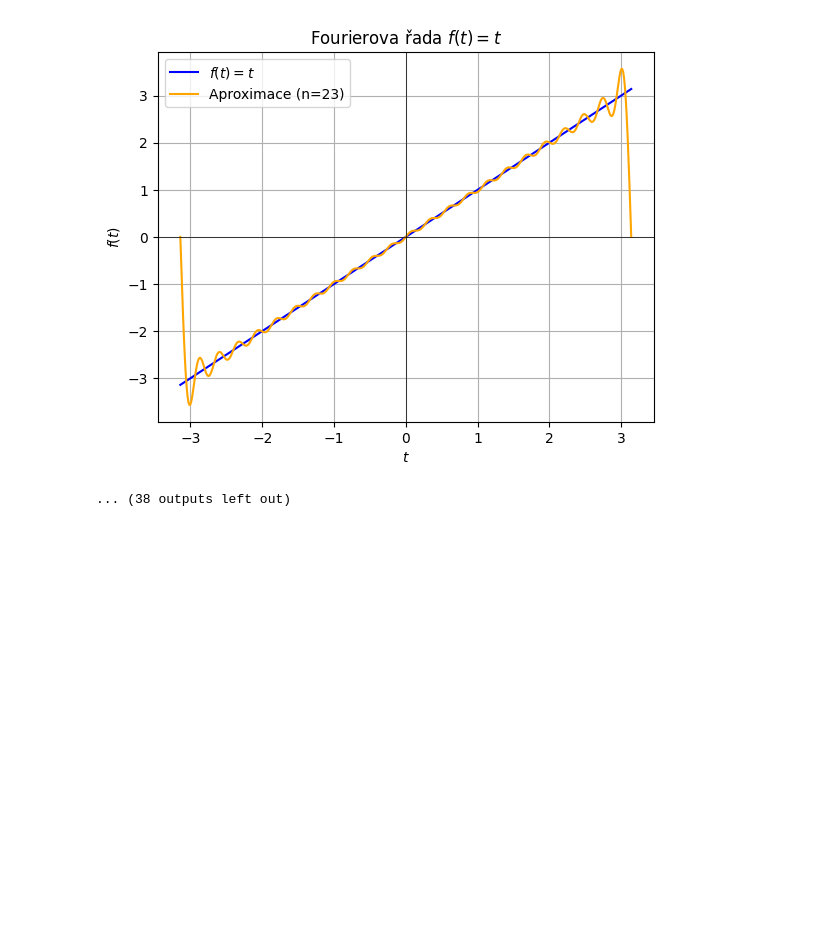
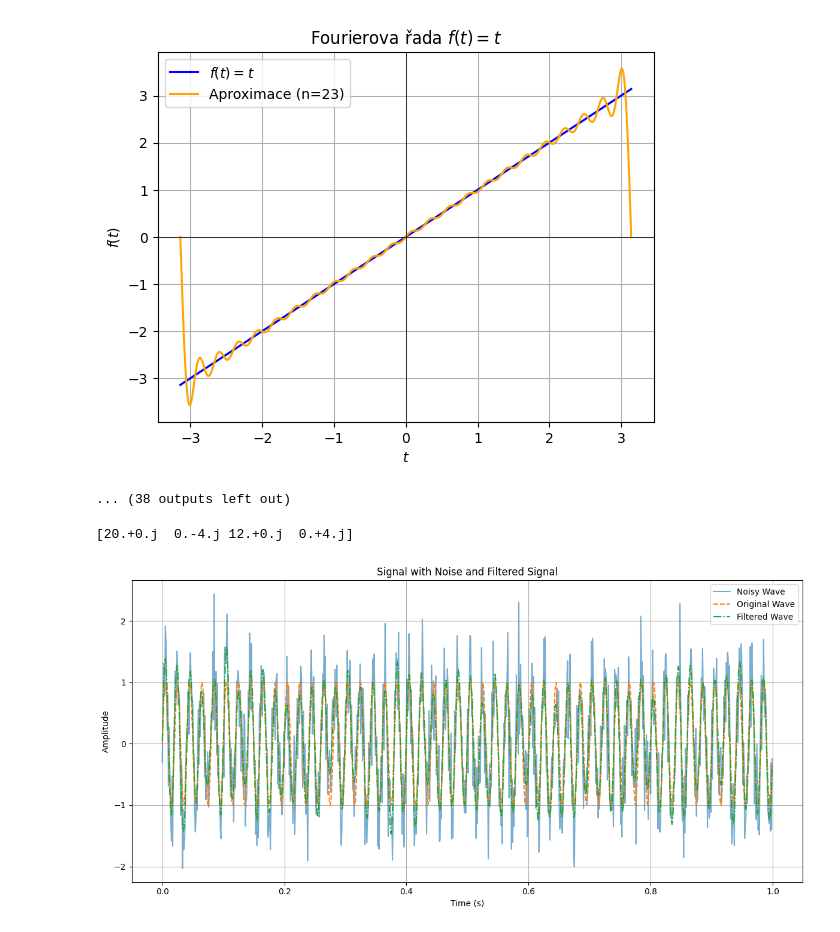
Before and after one commit to ondrejsvorc/UJEP, a Jupyter notebook: PZS/frekvencni_analyza.ipynb, the cells around one changed output. Cells and saved outputs as stored; diff of their text form; code cells hidden in the pictures; blank space fills up the shorter version.

```diff
--- a/PZS/frekvencni_analyza.ipynb
+++ b/PZS/frekvencni_analyza.ipynb
@@ -69,3 +69,72 @@ for i in range(1, 100, 2):
 [figure]
 [figure]
 ... (38 outputs left out)
+# %%
+import numpy as np
+
+
+def s(t):
+    return 5 + 2 * np.cos(2 * np.pi * t - np.pi / 2) + 3 * np.cos(4 * np.pi * t)
+
+
+f_vzorkovaci = 4
+T_vzorkovaci = 1 / f_vzorkovaci
+t_vzorky = np.array([0, T_vzorkovaci, 2 * T_vzorkovaci, 3 * T_vzorkovaci])
+signal = s(t_vzorky)
+vysledky = np.fft.fft(signal)
+
+print(vysledky)
+
+# Generate a simple signal with noise
+# %% [output]
+[20.+0.j  0.-4.j 12.+0.j  0.+4.j]
+# %%
+import numpy as np
+import matplotlib.pyplot as plt
+
+
+# Nosná vlna
+def nosna_vlna(A0, f, tvec):
+    """Vytvoří nosnou vlnu."""
+    return A0 * np.sin(2 * np.pi * f * tvec)
+
+
+# Generování časového vektoru
+fs = 1000  # Vzorkovací frekvence
+T = 1  # Délka signálu v sekundách
+tvec = np.linspace(0, T, int(fs * T), endpoint=False)
+
+# Parametry nosné vlny
+A0 = 1
+f = 50  # Frekvence nosné vlny
+
+# Generování nosné vlny
+wave = nosna_vlna(A0, f, tvec)
+
+# Přidání šumu
+noise_amplitude = 0.5
+noise = noise_amplitude * np.random.normal(size=len(tvec))
+noisy_wave = wave + noise
+
+# Odstranění šumu pomocí FFT
+fft_wave = np.fft.fft(noisy_wave)
+frequencies = np.fft.fftfreq(len(tvec), d=1 / fs)
+fft_wave[np.abs(frequencies) > f * 1.5] = (
+    0  # Odstranění frekvencí vyšších než 1.5 * f nosné vlny
+)
+filtered_wave = np.fft.ifft(fft_wave).real
+
+# Vizualizace
+plt.figure(figsize=(12, 6))
+plt.plot(tvec, noisy_wave, label="Noisy Wave", alpha=0.6)
+plt.plot(tvec, wave, label="Original Wave", linestyle="--")
+plt.plot(tvec, filtered_wave, label="Filtered Wave", linestyle="-.")
+plt.title("Signal with Noise and Filtered Signal")
+plt.xlabel("Time (s)")
+plt.ylabel("Amplitude")
+plt.legend()
+plt.grid()
+plt.tight_layout()
+plt.show()
+# %% [output]
+[figure, added]
```
